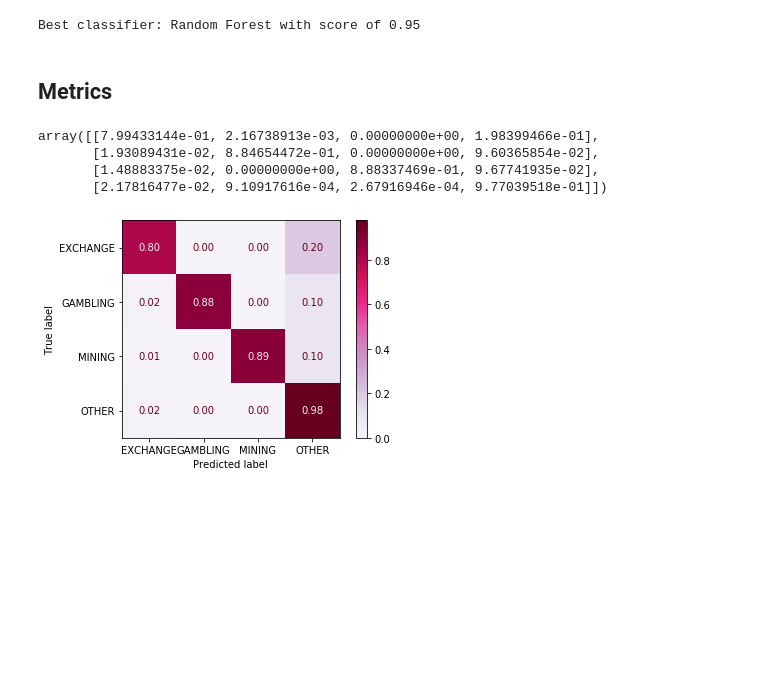
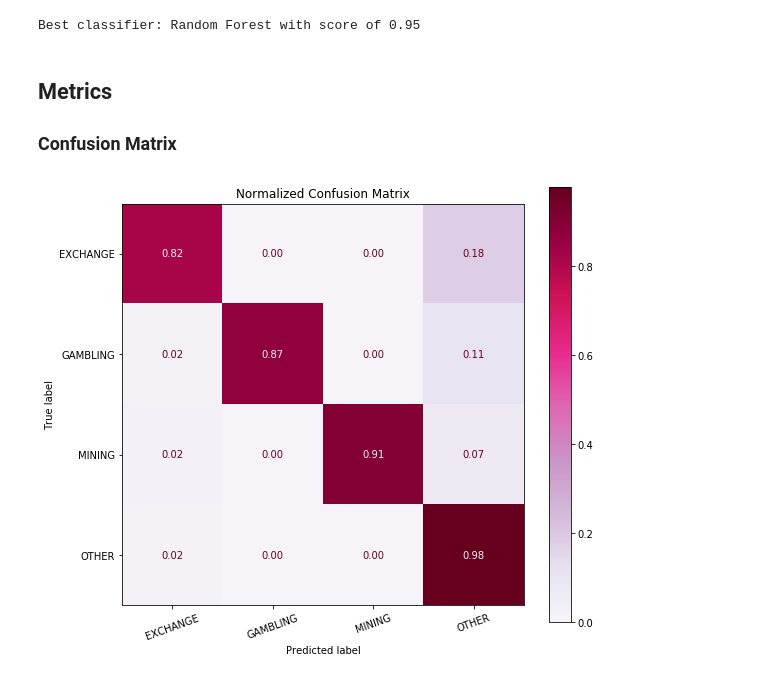
Before and after one commit to willansehl/Litecoin-Address-Classification, a Jupyter notebook: litecoin.ipynb, the cells around one changed output. Cells and saved outputs as stored; diff of their text form; code cells hidden in the pictures; blank space fills up the shorter version.

```diff
--- a/litecoin.ipynb
+++ b/litecoin.ipynb
@@ -287,29 +435,3 @@ res_mod.head(5)
 # %% [markdown]
 ## Classification
-# %%
-from sklearn.model_selection import train_test_split
-from sklearn.preprocessing import scale
-
-target = 'label'
-col_to_drop = [
-    target,
-    "addr",
-    "cluster_id",
-    "entity",
-    "inputs_addresses",
-    "outputs_addresses"
-]
-y = res_mod[target]
-X = scale(res_mod.drop(col_to_drop,axis=1))
-
-X_train, X_test, y_train, y_test = train_test_split(X, y, test_size=0.2)
-
-
-import time
-from sklearn.neural_network import MLPClassifier
-from sklearn.neighbors import KNeighborsClassifier
-from sklearn.tree import DecisionTreeClassifier
-from sklearn.ensemble import RandomForestClassifier, AdaBoostClassifier
-from sklearn.naive_bayes import GaussianNB
-from sklearn.discriminant_analysis import QuadraticDiscriminantAnalysis
 # %%
@@ -405,20 +535,24 @@ print(f'Best classifier: {best_clf} with score of {round(max_score, 2)}')
 Best classifier: Random Forest with score of 0.95
 # %% [markdown]
 ## Metrics
+### Confusion Matrix
 # %%
 from sklearn.metrics import plot_confusion_matrix
 
-#X_train, X_test, y_train, y_test = train_test_split(X, y, test_size=0.2)
-clf = classifiers[max_idx].fit(X_train, y_train)#
+X_train, X_test, y_train, y_test = train_test_split(X, y, test_size=0.2)
+clf = classifiers[max_idx].fit(X_train, y_train)
+
+
 mat = plot_confusion_matrix(clf, X_test, y_test,
-                            display_labels = ["EXCHANGE", "GAMBLING", "MINING", "OTHER"],
+#                             display_labels = ["EXCHANGE", "GAMBLING", "MINING", "OTHER"],
                             cmap = plt.cm.PuRd,
                             values_format = '.2f',
-                            normalize = 'true')
-mat.confusion_matrix
+                            xticks_rotation = 20,
+                            normalize = 'true'
+                        )
+plt.title('Normalized Confusion Matrix')
+mat.figure_.set_size_inches(9,8)
+# plt.savefig('confusion.png')
+# mat.confusion_matrix
 # %% [output]
-array([[7.99433144e-01, 2.16738913e-03, 0.00000000e+00, 1.98399466e-01],
-       [1.93089431e-02, 8.84654472e-01, 0.00000000e+00, 9.60365854e-02],
-       [1.48883375e-02, 0.00000000e+00, 8.88337469e-01, 9.67741935e-02],
-       [2.17816477e-02, 9.10917616e-04, 2.67916946e-04, 9.77039518e-01]])
-[figure, old version]
+[figure, new version]
```
Also changed, not shown: parts of 19 cells of this notebook.
